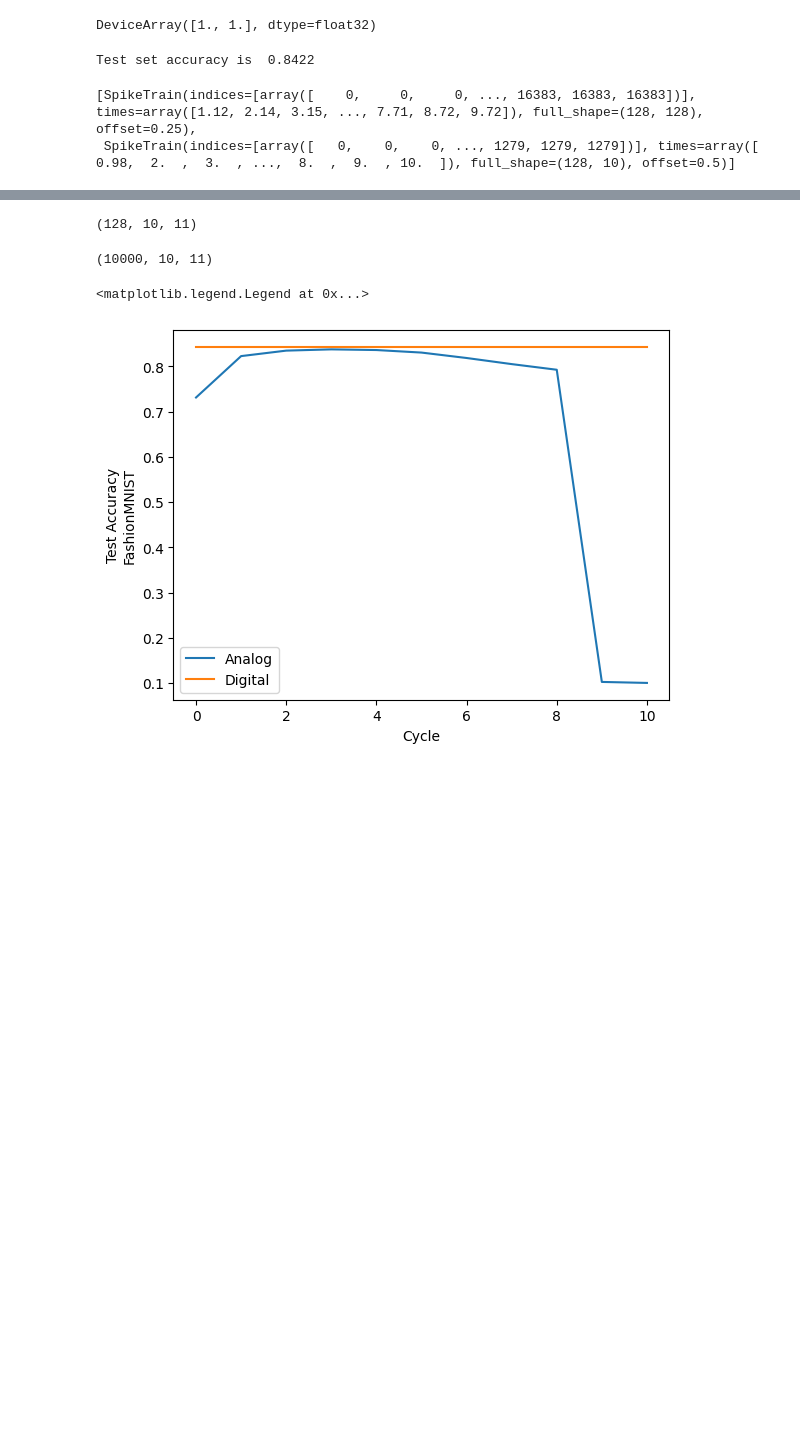
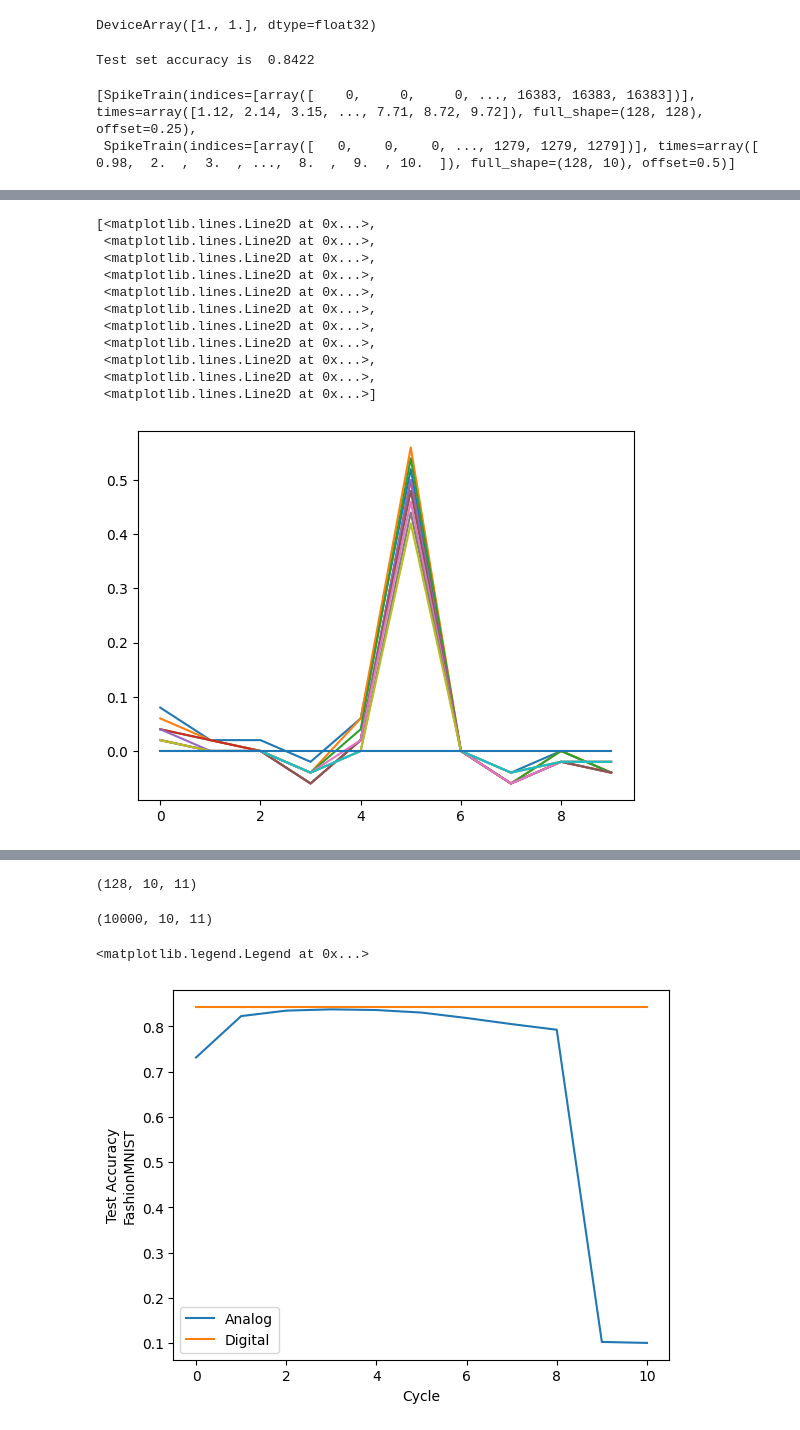
Before and after one commit to wilkieolin/phasor_jax, a Jupyter notebook: fashion test mlp.ipynb, the cells around one changed output, grey strips where cells are left out. Saved outputs shown, nothing was run; the diff lists cells and outputs as text; code cells hidden in the pictures; blank space fills up the shorter version.

```diff
--- a/fashion test mlp.ipynb
+++ b/fashion test mlp.ipynb
@@ -239,0 +243,15 @@ ValueError: axis 2 is out of bounds for array of dimension 2
+# %%
+plt.plot(last_phase[6,...])
+# %% [output]
+[<matplotlib.lines.Line2D at 0x...>,
+ <matplotlib.lines.Line2D at 0x...>,
+ <matplotlib.lines.Line2D at 0x...>,
+ <matplotlib.lines.Line2D at 0x...>,
+ <matplotlib.lines.Line2D at 0x...>,
+ <matplotlib.lines.Line2D at 0x...>,
+ <matplotlib.lines.Line2D at 0x...>,
+ <matplotlib.lines.Line2D at 0x...>,
+ <matplotlib.lines.Line2D at 0x...>,
+ <matplotlib.lines.Line2D at 0x...>,
+ <matplotlib.lines.Line2D at 0x...>]
+[figure, added]
```
Also changed, not shown: parts of 23 cells of this notebook, 2 other files.
